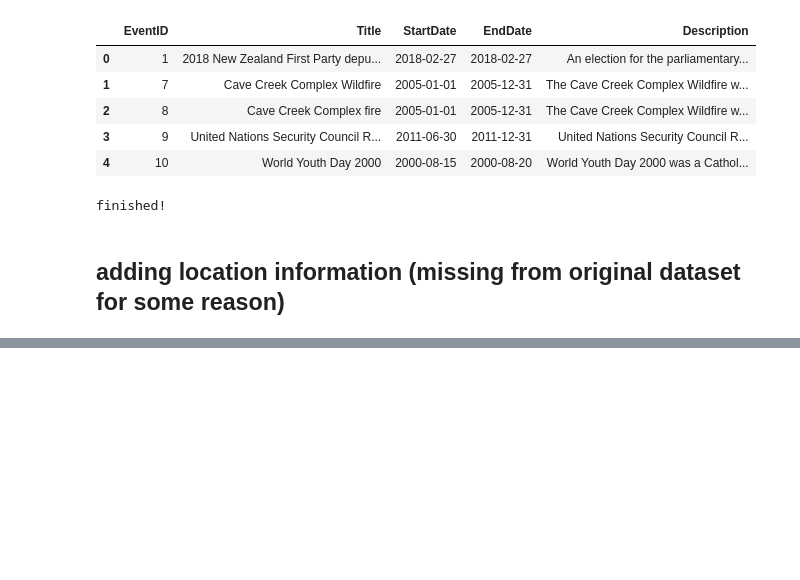
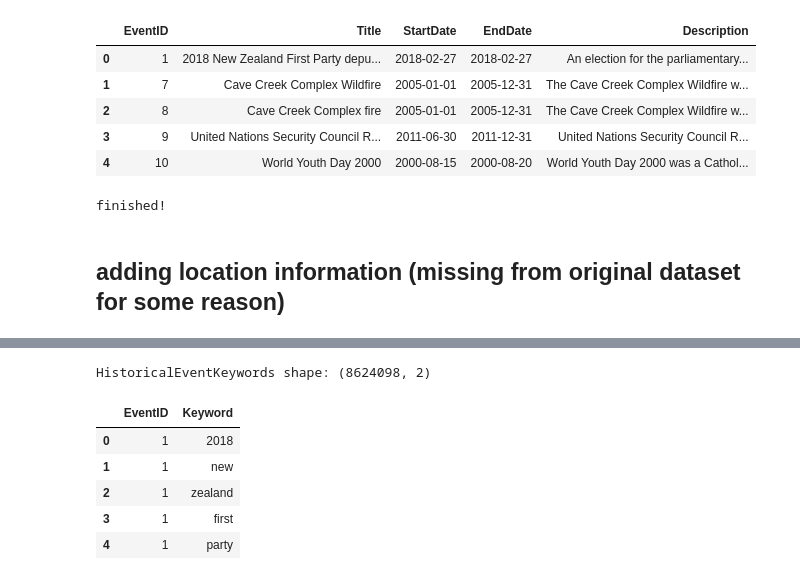
Before and after one commit to kimestelle/cis5500-artwork-discovery, a Jupyter notebook: preprocessing/historical_events_preprocessing.ipynb, the cells around one changed output, grey strips where cells are left out. Drawn from its saved outputs; the diff is of its cells as text; code cells hidden in the pictures; blank space fills up the shorter version.

```diff
--- a/preprocessing/historical_events_preprocessing.ipynb
+++ b/preprocessing/historical_events_preprocessing.ipynb
@@ -404,0 +438,26 @@ dtype: int64
+# %%
+# create historical event keywords csv
+#split keywords into separate rows
+historical_events = pd.read_csv("historical_events_final.csv")
+event_keyword_rows = []
+for index, row in historical_events.iterrows():
+    event_id = row["EventID"]
+    keywords = str(row["Keywords"]).split(", ")
+    for keyword in keywords:
+        if keyword:  #no empty keywords
+            event_keyword_rows.append({
+                "EventID": event_id,
+                "Keyword": keyword
+            })
+event_keywords = pd.DataFrame(event_keyword_rows)
+print("HistoricalEventKeywords shape:", event_keywords.shape)
+display(event_keywords.head())
+event_keywords.to_csv("historical_event_keywords.csv", index=False)
+# %% [output]
+HistoricalEventKeywords shape: (8624098, 2)
+|  | EventID | Keyword |
+| 0 | 1 | 2018 |
+| 1 | 1 | new |
+| 2 | 1 | zealand |
+| 3 | 1 | first |
+| 4 | 1 | party |
```
Also changed, not shown: parts of 8 cells of this notebook, 3 other files.
